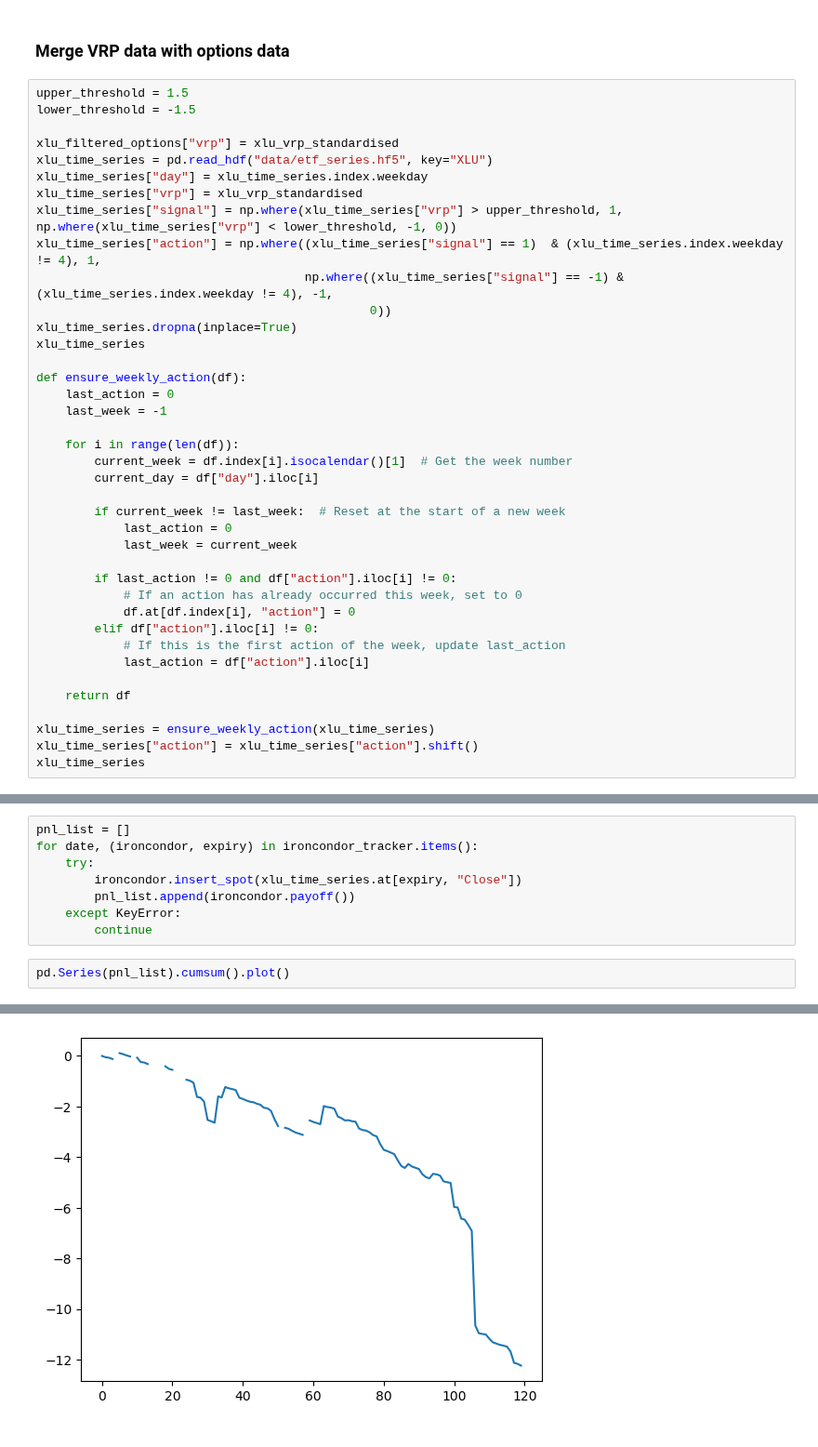
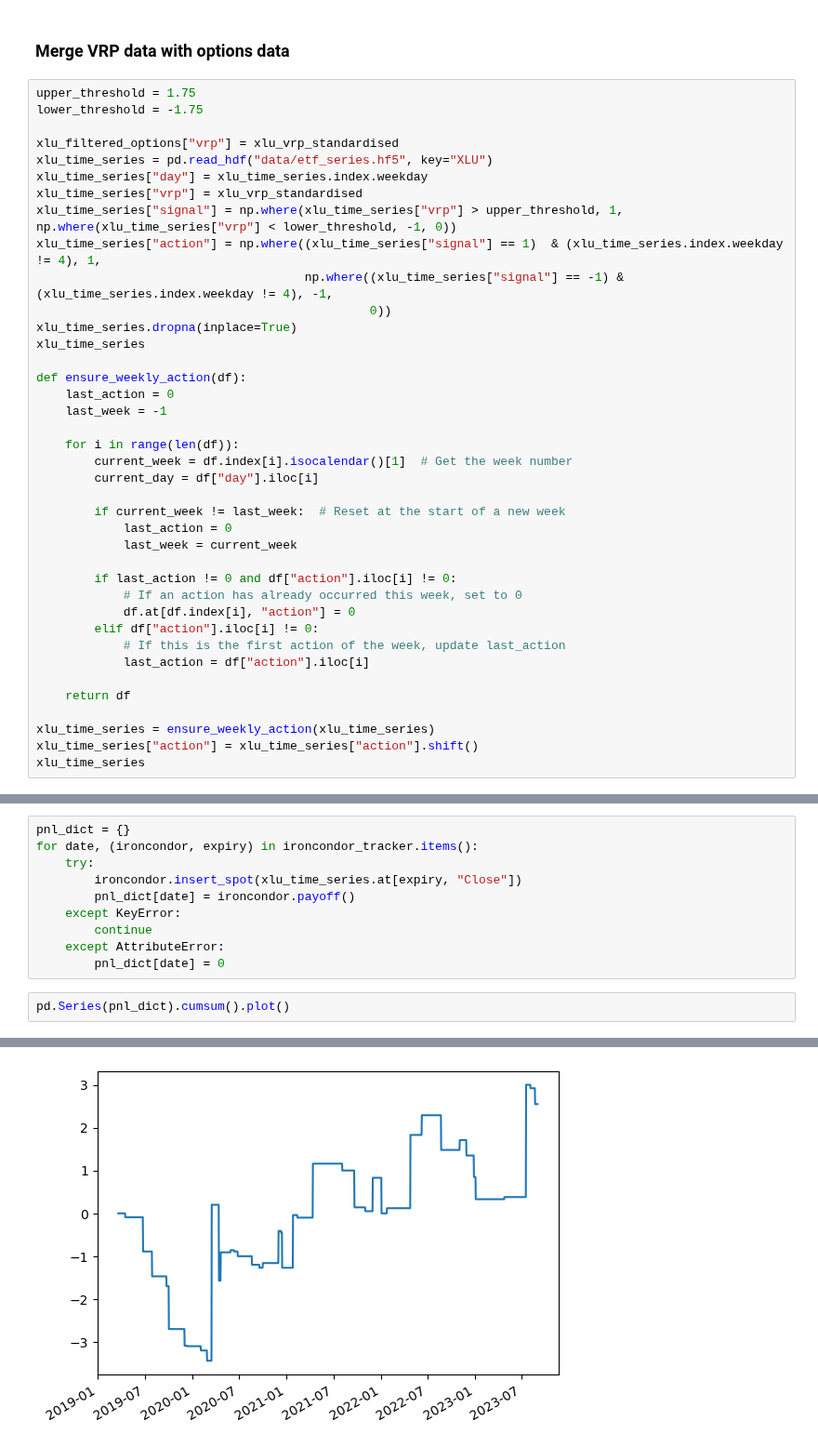
Before and after one commit to siruiliu-code/GARCH-X-Volatility-Modelling-with-Equity-Options-Trading, a Jupyter notebook: backtester.ipynb, the cells around one changed output, grey strips where cells are left out. Shown at 93% size. Drawn from its saved outputs; the diff is of its cells as text.

```diff
--- a/backtester.ipynb
+++ b/backtester.ipynb
@@ -232,8 +232,8 @@ xlu_vrp_standardised.plot()
 # %% [markdown]
 ### Merge VRP data with options data
 # %%
-upper_threshold = 1.5
-lower_threshold = -1.5
+upper_threshold = 1.75
+lower_threshold = -1.75
 
 xlu_filtered_options["vrp"] = xlu_vrp_standardised
 xlu_time_series = pd.read_hdf("data/etf_series.hf5", key="XLU")
@@ -359,13 +382,15 @@ for index, row in xlu_time_series.iterrows():
 # %%
-pnl_list = []
+pnl_dict = {}
 for date, (ironcondor, expiry) in ironcondor_tracker.items():
     try:
         ironcondor.insert_spot(xlu_time_series.at[expiry, "Close"])
-        pnl_list.append(ironcondor.payoff())
+        pnl_dict[date] = ironcondor.payoff()
     except KeyError:
         continue
+    except AttributeError:
+        pnl_dict[date] = 0
 # %%
-pd.Series(pnl_list).cumsum().plot()
+pd.Series(pnl_dict).cumsum().plot()
 # %% [output]
 <Axes: >
-[figure, old version]
+[figure, new version]
```
Also changed, not shown: parts of 4 cells of this notebook.
